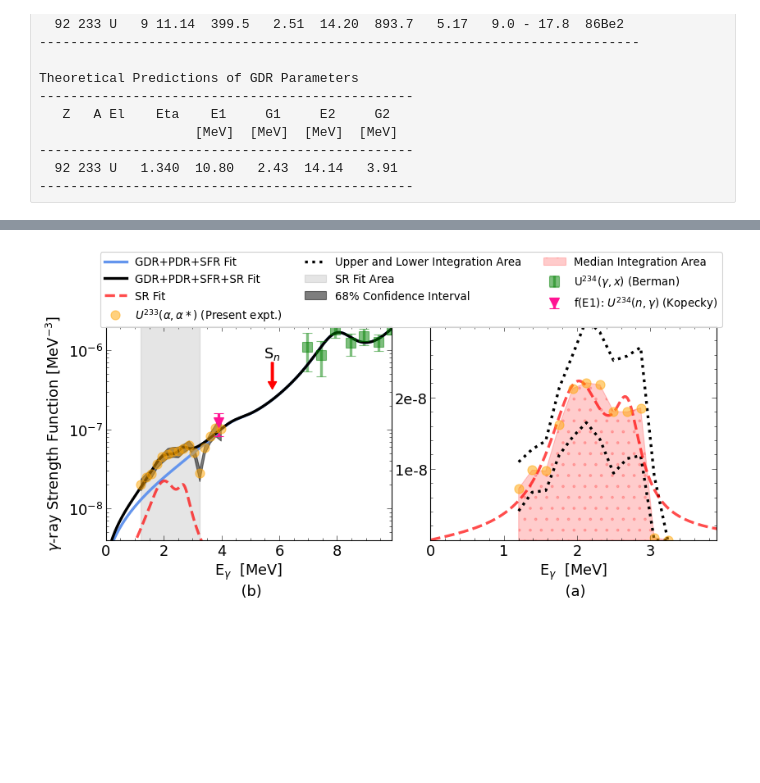
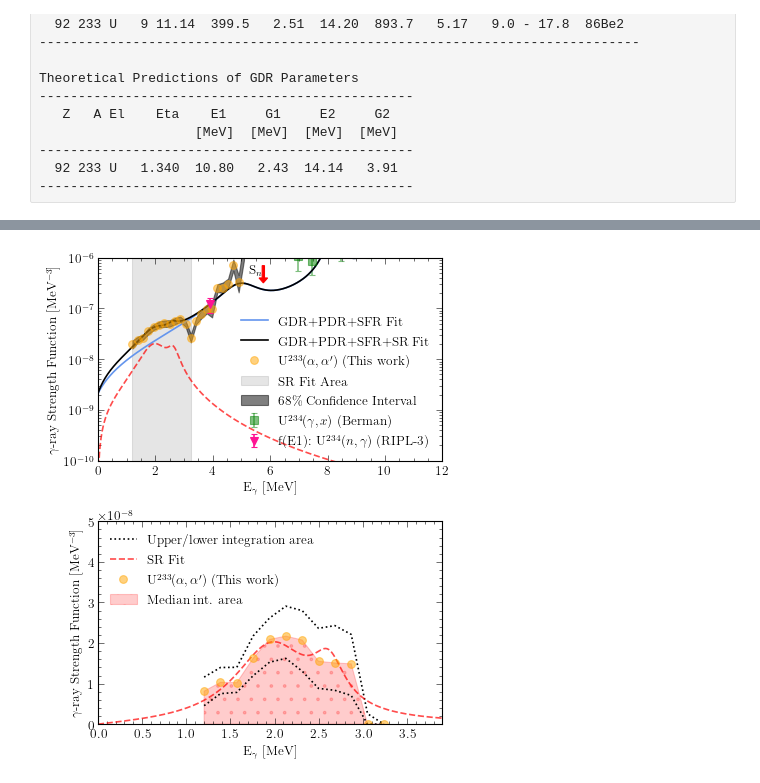
Before and after one commit to tellefs/MasterThesis, a Jupyter notebook: fitting_lmfit.ipynb, the cells around one changed output, grey strips where cells are left out. Cells and saved outputs as stored; diff of their text form; code cells hidden in the pictures; blank space fills up the shorter version.

```diff
--- a/fitting_lmfit.ipynb
+++ b/fitting_lmfit.ipynb
@@ -81,10 +115,11 @@ np.random.seed(1382398)
+# %%
+kevperbin185 = True
+kevperbin120 = False
 # %%
 #185 kev/bin
-#need to remove last three points
-kevperbin185 = True
+#need to remove last six points
 if kevperbin185 == True:
-    gsf_values = read_OMPy('03-02_11:19:18')[0] #185 kev/bin
-
+    gsf_values = read_OMPy('04-26_10:06:05')[0] #185 kev/bin
     [energy_gsf, gsf_median, gsf_error_upper, gsf_error_lower, gsf_error] = gsf_values
 
     energy_gsf_ompy = energy_gsf
@@ -104,11 +139,11 @@ if kevperbin185 == True:
     ax.plot(energy_gsf_ompy, gsf_ompy_median, marker='o', linestyle='',  color='orange')
 
     #-6 removes the last six points from this analysis, as they are very uncertain
-    energy_gsf_ompy = np.asarray(energy_gsf_ompy[0:-6])
-    gsf_ompy_median = np.asarray(gsf_ompy_median[0:-6])
-    gsf_ompy_error_fit = np.asarray(gsf_ompy_error_fit[0:-6])
-    gsf_error_lower = np.asarray(gsf_error_lower[0:-6])
-    gsf_error_upper = np.asarray(gsf_error_upper[0:-6])
+    #energy_gsf_ompy = np.asarray(energy_gsf_ompy[0:-6])
+    #gsf_ompy_median = np.asarray(gsf_ompy_median[0:-6])
+    #gsf_ompy_error_fit = np.asarray(gsf_ompy_error_fit[0:-6])
+    #gsf_error_lower = np.asarray(gsf_error_lower[0:-6])
+    #gsf_error_upper = np.asarray(gsf_error_upper[0:-6])
     ax.errorbar(x=energy_gsf_ompy, y=gsf_ompy_median, yerr=gsf_ompy_error_fit, fmt='o', color='red')
     ax.set_yscale('log')
     ax.legend()
@@ -697,87 +783,78 @@ def fit_plot_tot(par, E):
 
 x_values_cont = np.linspace(0, 18, 1000)
 
-plt.rcParams['text.usetex'] = False
-# Initialize figure!
+#(width, heigth) = set_size(subplots=(2,1))
+#fig = plt.figure(figsize = (width,heigth+(heigth/4)))
+fig = plt.figure(figsize = set_size(subplots=(2,1)))
+gs = gridspec.GridSpec(2, 1)
+ax1 = plt.subplot(gs[0,0])
+ax2 = plt.subplot(gs[1,0])
+#ax3 = plt.subplot(gs[0:1,0])
 
-
-fig = plt.figure(figsize = (12,6))
-gs = gridspec.GridSpec(15, 2, hspace=.1, wspace=.135)
-ax1 = plt.subplot(gs[3:,0])
-ax2 = plt.subplot(gs[3:,1])
-ax3 = plt.subplot(gs[0:2,:])
 
 ###
 #Plot Integral area of SR and calculate the three different integral strengths
 ###
-
 
 extraction_cont = f_fit_GLo(params, E=x_values_cont)+f_fit_pygs(params, E=x_values_cont)
 extraction_int = f_fit_GLo(params, E=energy_gsf_ompy)+f_fit_pygs(params, E=energy_gsf_ompy)
 
 ax1.fill_between([energy_SR[0], energy_SR[-1]], [1,1], [0,0], color='black', alpha=0.1, label='SR Fit Area')
 ax1.plot(x_values_cont, f_fit_GLo(params, E=x_values_cont)+f_fit_pygs(results_pygs.params, E=x_values_cont), '-', color="cornflowerblue", label="GDR+PDR+SFR Fit")
 ax1.plot(x_values_cont, fit_plot_tot(params, E=x_values_cont), '-', color="Black", label="GDR+PDR+SFR+SR Fit")
-ax1.plot(x_values_cont, fit_plot_singular(params, E=x_values_cont, j=4)+fit_plot_singular(params, E=x_values_cont, j=5),'--', color="red", label='SR Fit', alpha=0.7)
+ax1.plot(x_values_cont, fit_plot_singular(params, E=x_values_cont, j=4)+fit_plot_singular(params, E=x_values_cont, j=5),'--', color="red", alpha=0.7)
 ax1.errorbar(x=energy_exp1, y=gsf_exp1, yerr=gsf_exp1_error, fmt='s', color='green', alpha=0.5, label="U$^{234}(\gamma,x)$ (Berman) ")
-ax1.fill_between(energy_gsf_ompy, gsf_error_lower, gsf_error_upper, color='black', alpha=0.5, label='68% Confidence Interval')
-ax1.plot(energy_gsf_ompy, gsf_ompy_median, marker='o', linestyle='',  color='orange', alpha=0.5, label='$U^{233}(\\alpha,\\alpha *)$ (Present expt.)')
-ax1.errorbar(x=fEene, y=fEx, yerr=fEerr, xerr=None, fmt='v', color='deeppink', label="f(E1): $U^{234}(n,\gamma)$ (Kopecky)")
-#ax.plot(x_values_cont, fit_plot_singular(params, E=x_values_cont, j=3),':', color="blue", label='Unknown pygmy', alpha=0.7)
-#ax.plot(x_values_cont, fit_plot_singular(params, E=x_values_cont, j=2),'-.', color="gray", label='Spinflip')
-#ax.errorbar(x=fMene, y=fMx, yerr=fMerr, xerr=None, fmt='^', color='lime', label="f(M1) from $U^{234}(n,\gamma)$, Kopecky")
+ax1.fill_between(energy_gsf_ompy, gsf_error_lower, gsf_error_upper, color='black', alpha=0.5, label='68\% Confidence Interval')
+ax1.plot(energy_gsf_ompy, gsf_ompy_median, marker='o', linestyle='',  color='orange', alpha=0.5, label='U$^{233}(\\alpha,\\alpha^\prime)$ (This work)')
+ax1.errorbar(x=fEene, y=fEx, yerr=fEerr, xerr=None, fmt='v', color='deeppink', label="f(E1): U$^{234}(n,\gamma)$ (RIPL-3)")
 
 ax1.arrow(x=Sn, y=7e-7, dx=0, dy=-3e-7, width=0.08, head_width=.3, head_length=8e-8, color='r')
-ax1.text(Sn-.3, 8e-7, "S$_n$")
-
-
+ax1.text(Sn-.5, 5e-7, "S$_n$")
 
 #prepare data for integrating and plotting
 energy = energy_gsf_ompy[SR_low_cut:SR_hi_cut]
 data_upper = gsf_error_upper[SR_low_cut:SR_hi_cut]-extraction_int[SR_low_cut:SR_hi_cut]
 data_lower = gsf_error_lower[SR_low_cut:SR_hi_cut]-extraction_int[SR_low_cut:SR_hi_cut]
 data_median = gsf_ompy_median[SR_low_cut:SR_hi_cut]-extraction_int[SR_low_cut:SR_hi_cut]
 
 #first, make sure negative points are set to zero in integral
 for i in range(len(energy)):
     if data_upper[i]<0:
         data_upper[i] = 0
     if data_lower[i]<0:
         data_lower[i] = 0
     if data_median[i]<0:
         data_median[i] = 0
 
+#ax1.fill_between(energy, 0, color='red', alpha=0.2, label='Median Int. Area', hatch='.')
+#ax1.plot(0, 0, ':', color='black', label='Up./Lo. Int. Area')
+ax2.fill_between(energy, data_median, color='red', alpha=0.2, hatch='.', label='Median int. area')
+ax2.plot(energy, data_lower, ':', color='black', label='Upper/lower integration area')
+ax2.plot(energy, data_upper, ':', color='black')
+ax2.plot(x_values_cont, fit_plot_singular(params, E=x_values_cont, j=4)+fit_plot_singular(params, E=x_values_cont, j=5),'--', color="red", alpha=0.7, label='SR Fit')
+ax2.plot(energy, data_median, marker='o', linestyle='',  color='orange', alpha=0.5, label='U$^{233}(\\alpha,\\alpha^\prime)$ (This work)')
 
-ax1.fill_between(energy, 0, color='red', alpha=0.2, label='Median Integration Area', hatch='.')
-ax1.plot(0, 0, ':', color='black', label='Upper and Lower Integration Area')
-ax2.fill_between(energy, data_median, color='red', alpha=0.2, hatch='.')
-ax2.plot(energy, data_lower, ':', color='black')
-ax2.plot(energy, data_upper, ':', color='black')
-#ax2.plot(x_values_cont, fit_plot_singular(params, E=x_values_cont, j=5),':', color="black", alpha=0.7)
-#ax2.plot(x_values_cont, fit_plot_singular(params, E=x_values_cont, j=4),':', color="black", alpha=0.7)
-ax2.plot(x_values_cont, fit_plot_singular(params, E=x_values_cont, j=4)+fit_plot_singular(params, E=x_values_cont, j=5),'--', color="red", alpha=0.7)
-ax2.plot(energy, data_median, marker='o', linestyle='',  color='orange', alpha=0.5)
+ax1.legend(loc='lower right')
+ax2.legend(loc='upper left')
+#h, l = ax1.get_legend_handles_labels()
 
-h, l = ax1.get_legend_handles_labels()
-
-ax2.set_xlabel('E$_\gamma$  [MeV]\n (a)')
-ax2.set_ylim(0, 3e-8)
+ax2.set_xlabel('E$_\gamma$  [MeV]')
+ax2.set_ylabel('$\gamma$-ray Strength Function [MeV$^{-3}$]')
+ax2.set_ylim(0, 5e-8)
 ax2.set_xlim(0,3.9)
-ax2.set_yticks([1e-8,2e-8])
-ax2.set_yticklabels(['1e-8', '2e-8'])
-ax3.set_yticks([])
-ax3.set_xticks([])
-ax3.legend(h, l, ncol=3, fontsize=12, frameon=True, facecolor='white', framealpha=.9, loc='center')
-ax3.axis('off')
-ax1.set_ylim(4e-9, 2e-6)
-ax1.set_xlim(0, 9.9)
+#ax2.set_yticks([1e-8,2e-8])
+#ax2.set_yticklabels(['1e-8', '2e-8'])
+ax1.set_ylim(1e-10, 1e-6)
+ax1.set_xlim(0, 12)
 ax1.set_ylabel('$\gamma$-ray Strength Function [MeV$^{-3}$]')
+ax1.set_xlabel('E$_\gamma$  [MeV]')
 ax1.set_yscale('log')
-ax1.set_xlabel('E$_\gamma$  [MeV]\n (b)')
-fig.subplots_adjust(bottom=0.2)
-fig.savefig('SR_fit')
+if kevperbin120 == True:
+    fig.savefig('SR_fit_120')
+if kevperbin185 == True:
+    fig.savefig('SR_fit_185')
 # %% [output]
-[figure, old version]
+[figure, new version]
 # %%
 
 #calculate trapezoidal integral of experimental points, with errors calculated from errorbars
```
Also changed, not shown: parts of 16 cells of this notebook, 10 other files.
